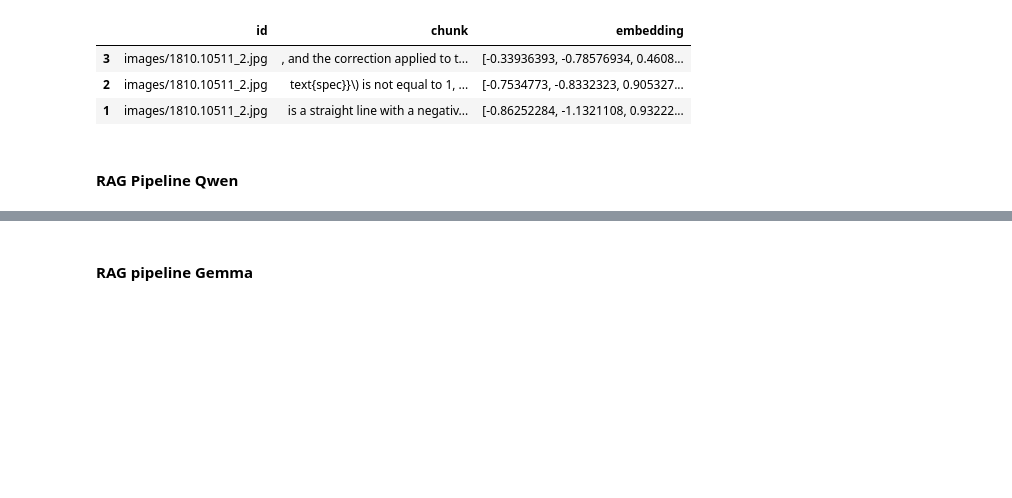
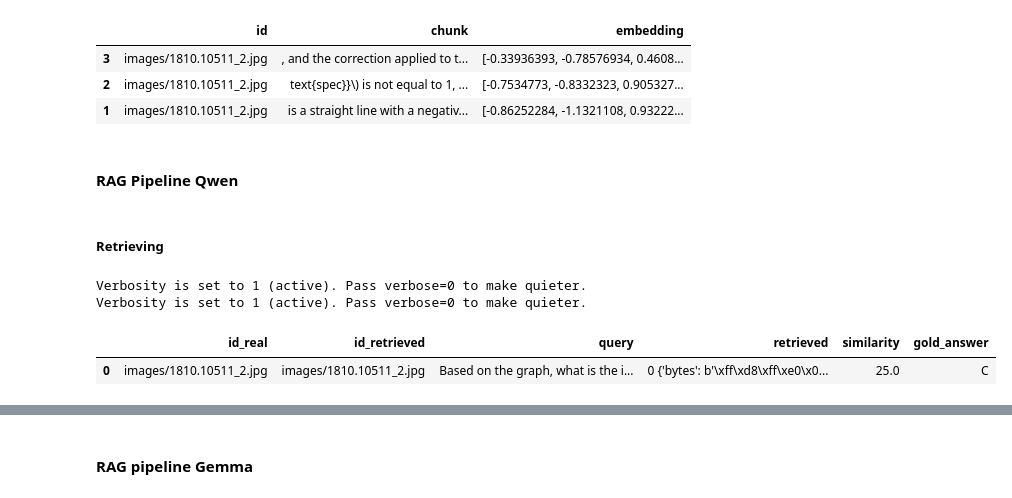
Before and after one commit to Robertogiordano/MultiGraphQA, a Jupyter notebook: notebook.ipynb, the cells around one changed output, grey strips where cells are left out. Saved outputs shown, nothing was run; the diff lists cells and outputs as text; code cells hidden in the pictures; blank space fills up the shorter version.

```diff
--- a/notebook.ipynb
+++ b/notebook.ipynb
@@ -414,5 +462,5 @@ for i, item in enumerate(ds['train']):
 # %%
-RAG = RAGMultiModalModel.from_pretrained("./models/colqwen2-v0.1-merged", device=device)
+RAG = RAGMultiModalModel.from_pretrained("vidore/colqwen2-v0.1-merged", device=device)
 # %% [output]
 Verbosity is set to 1 (active). Pass verbose=0 to make quieter.
 # %%
@@ -651,3 +694,5 @@ Top 3 results for Late Chunking:
 | 1 | images/1810.10511_2.jpg | is a straight line with a negativ... | [-0.86252284, -1.1321108, 0.93222... |
 # %% [markdown]
 #### RAG Pipeline Qwen
+# %% [markdown]
+##### Retrieving
@@ -653,0 +703,28 @@ Top 3 results for Late Chunking:
+# %%
+# Visual embedding late interaction
+MODEL = RAGMultiModalModel.from_pretrained("vidore/colqwen2-v0.1-merged", device=device)
+MODEL = MODEL.from_index(PATH+'.byaldi/colqwen2-v0.1-merged-arxiv_qa', device=device)
+
+for i, item in tqdm.tqdm(ds.iterrows(), total=ds.shape[0]):
+    query_text = item['query']
+    results = MODEL.search(query_text, k=1)
+    image_name='/'.join(MODEL.get_doc_ids_to_file_names()[results[0]['doc_id']].split('/')[-2:])
+    bytes_string = ds[ds['image_filename']==image_name]['image']['bytes']
+
+    df_retrieved.loc[len(df_retrieved)] = [
+        item['image_filename'],
+        image_name,
+        query_text,
+        ds[ds['image_filename']==image_name]['image'].index,
+        results[0]['score'],
+        item['answer']]
+
+    break
+# %% [output]
+Verbosity is set to 1 (active). Pass verbose=0 to make quieter.
+Verbosity is set to 1 (active). Pass verbose=0 to make quieter.
+# %%
+df_retrieved
+# %% [output]
+|  | id_real | id_retrieved | query | retrieved | similarity | gold_answer |
+| 0 | images/1810.10511_2.jpg | images/1810.10511_2.jpg | Based on the graph, what is the i... | 0 {'bytes': b'\xff\xd8\xff\xe0\x0... | 25.0 | C |
```
Also changed, not shown: parts of 39 cells of this notebook.
